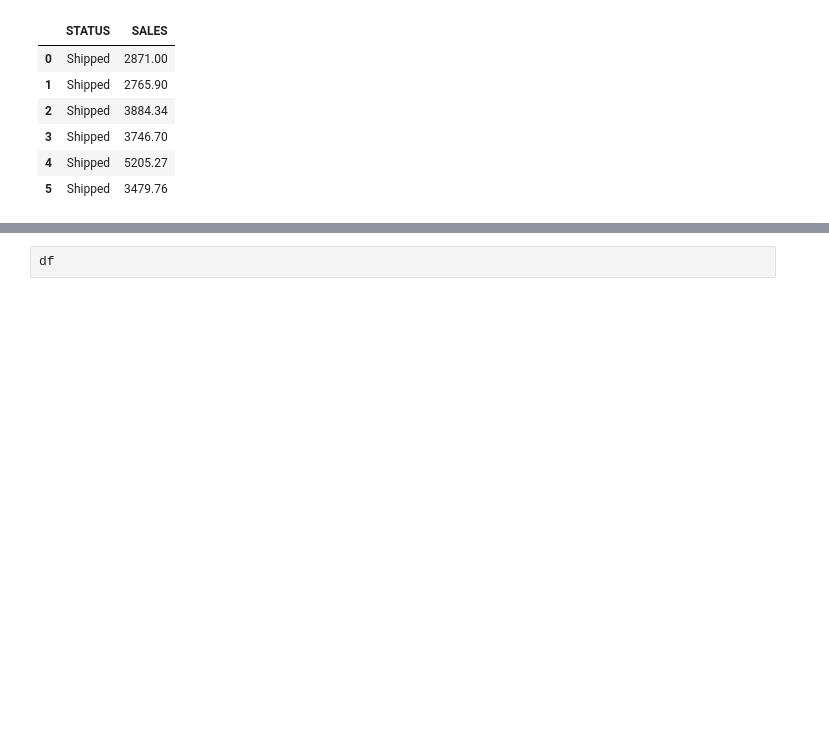
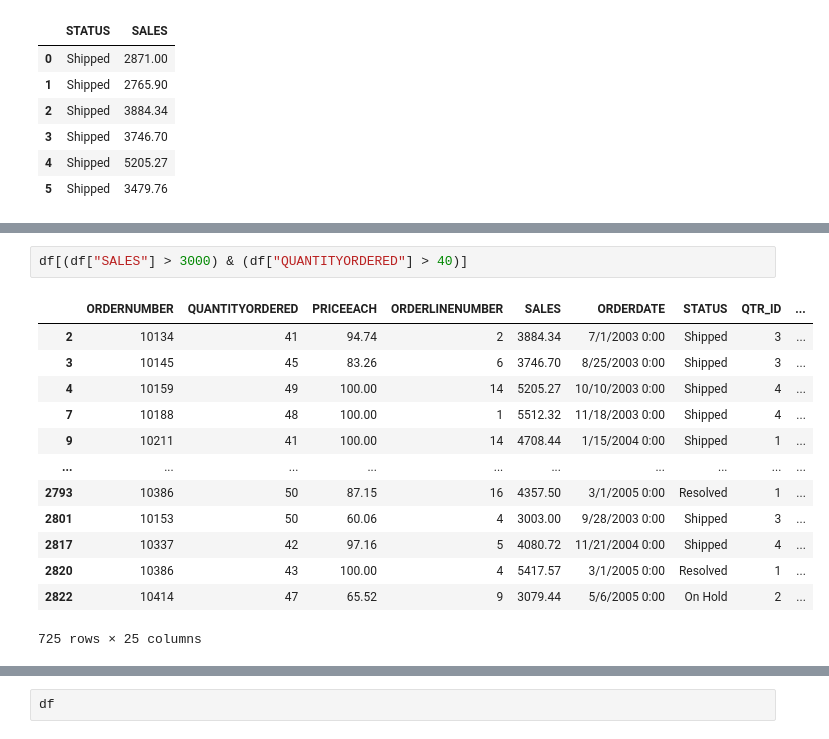
Before and after one commit to tusharbhargav1/sales-data-analysis, a Jupyter notebook: pandas.ipynb, the cells around one changed output, grey strips where cells are left out. Cells and saved outputs as stored; diff of their text form; blank space fills up the shorter version.

```diff
--- a/pandas.ipynb
+++ b/pandas.ipynb
@@ -295,0 +311,16 @@ df.loc[:5, ["STATUS", "SALES"]]
+# %%
+df[(df["SALES"] > 3000) & (df["QUANTITYORDERED"] > 40)]
+# %% [output]
+|  | ORDERNUMBER | QUANTITYORDERED | PRICEEACH | ORDERLINENUMBER | SALES | ORDERDATE | STATUS | QTR_ID | ... |
+| 2 | 10134 | 41 | 94.74 | 2 | 3884.34 | 7/1/2003 0:00 | Shipped | 3 | ... |
+| 3 | 10145 | 45 | 83.26 | 6 | 3746.70 | 8/25/2003 0:00 | Shipped | 3 | ... |
+| 4 | 10159 | 49 | 100.00 | 14 | 5205.27 | 10/10/2003 0:00 | Shipped | 4 | ... |
+| 7 | 10188 | 48 | 100.00 | 1 | 5512.32 | 11/18/2003 0:00 | Shipped | 4 | ... |
+| 9 | 10211 | 41 | 100.00 | 14 | 4708.44 | 1/15/2004 0:00 | Shipped | 1 | ... |
+| ... | ... | ... | ... | ... | ... | ... | ... | ... | ... |
+| 2793 | 10386 | 50 | 87.15 | 16 | 4357.50 | 3/1/2005 0:00 | Resolved | 1 | ... |
+| 2801 | 10153 | 50 | 60.06 | 4 | 3003.00 | 9/28/2003 0:00 | Shipped | 3 | ... |
+| 2817 | 10337 | 42 | 97.16 | 5 | 4080.72 | 11/21/2004 0:00 | Shipped | 4 | ... |
+| 2820 | 10386 | 43 | 100.00 | 4 | 5417.57 | 3/1/2005 0:00 | Resolved | 1 | ... |
+| 2822 | 10414 | 47 | 65.52 | 9 | 3079.44 | 5/6/2005 0:00 | On Hold | 2 | ... |
+725 rows × 25 columns
```
Also changed, not shown: parts of 15 cells of this notebook.
